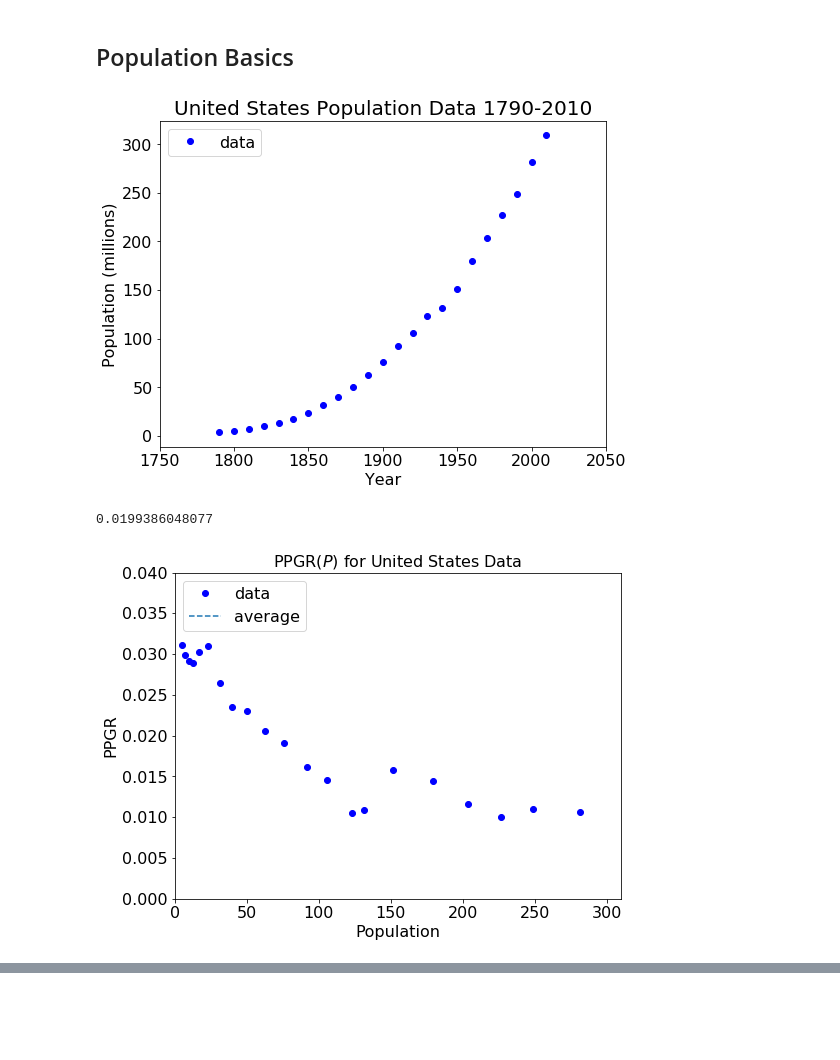
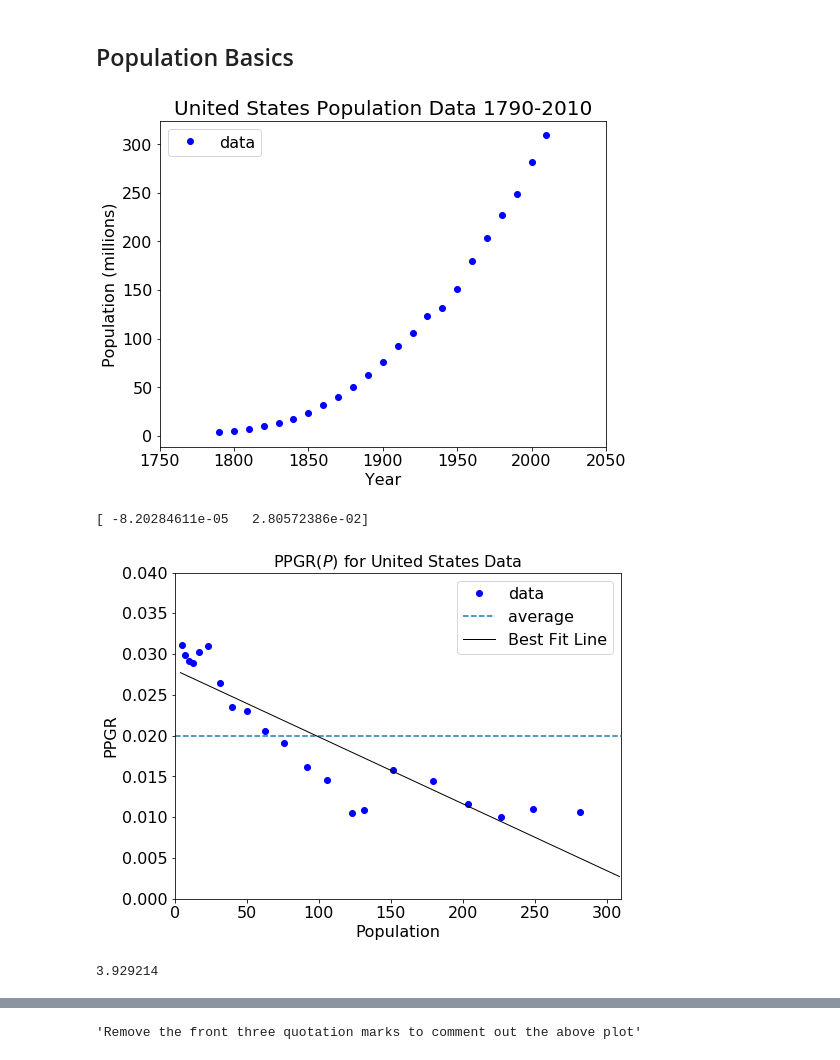
Before and after one commit to BananaBonanza/cwuMath475, a Jupyter notebook: PopBasics.ipynb, the cells around one changed output, grey strips where cells are left out. Cells and saved outputs as stored; diff of their text form; code cells hidden in the pictures; blank space fills up the shorter version.

```diff
--- a/PopBasics.ipynb
+++ b/PopBasics.ipynb
@@ -38,35 +38,66 @@ plt.xlabel('Year', fontsize=16)
 plt.title('United States Population Data 1790-2010', fontsize=20)
 plt.legend(loc=2, fontsize=16)
 plt.xlim([1750, 2050])
 plt.savefig('USPopData.png')
 plt.show()
 plt.close()
 
 #Declare the array to store my PPGR values
 M = N-2 #number of data points
 PPGR = np.zeros([M])
 
 for k in range(21):
     PPGR[k] =  (1/USPop[k+1])*((USPop[k+2]-USPop[k])/(USYears[k+2]-USYears[k]))
     k = k+1
 
 avgPPGR = np.average(PPGR)
 
-#PPGR graph
+#Time to start making the best fit line. First we will use np.polyfit to find the slope and y-intercept of the line
+USPopLineCoef = np.polyfit(USPop[1:N-1],PPGR,1)
+print USPopLineCoef
+#Next, I will use the values of USPop as my x-values for a function of the best fit line
+USPopLine = USPopLineCoef[0]*USPop + USPopLineCoef[1]
+
+#PPGR graph: First is the points, second is the mean, third is the best fit line
 plt.figure(figsize=(8,6))
 
 #
 plt.plot(USPop[1:N-1], PPGR, 'o', color='b', label='data')
-plt.plot(np.linspace(0,310,150),avgPPGR, linestyle='--', label='average')
+plt.plot([0,310],[avgPPGR,avgPPGR], linestyle='--', label='average')
+plt.plot(USPop,USPopLine,color='k', linewidth=1, label='Best Fit Line')
 plt.ylabel('PPGR', fontsize=16)
 plt.xlabel('Population', fontsize=16)
 plt.title('PPGR($P$) for United States Data', fontsize=16)
-plt.legend(loc=2, fontsize=16)
+plt.legend(loc=1, fontsize=16)
 plt.xlim([0, 310])
 plt.ylim([0.000,0.040])
 plt.show()
 plt.close()
+
+"""Now that I have both the populatoin graph and the PPGR graph, I want to begin looking at the different types of
+equations that could be used to model population growth. As of 10/12/2017 the two I am looking at are exponential and
+logistic, though I also will do Gompertz at a later date"""
+
+def US_exp(t,P0,r):
+    P = P0*np.exp(r*t)
+    return P
+
+print USPop[0]
+
+"""For the sake of experimentation, the following is a test of the defined function above. Delete these three quotation
+marks and the ones from the documentation below in order to comment it out."""
+plt.figure(figsize=(8,6))
+#
+#First, the data
+plt.plot(USYears, USPop, 'o', color='b', label='data')
+#Next, the possible exponential function
+plt.plot(USYears, US_exp(USYears,USPop[0],0.002))
+plt.show()
+plt.close()
+
+"""Remove the front three quotation marks to comment out the above plot"""
 # %% [output]
 [figure]
-0.0199386048077
+[ -8.20284611e-05   2.80572386e-02]
-[figure, old version]
+[figure, new version]
+3.929214
@@ -72,0 +105 @@ plt.close()
+'Remove the front three quotation marks to comment out the above plot'
```
Also changed, not shown: parts of 1 cell of this notebook.
